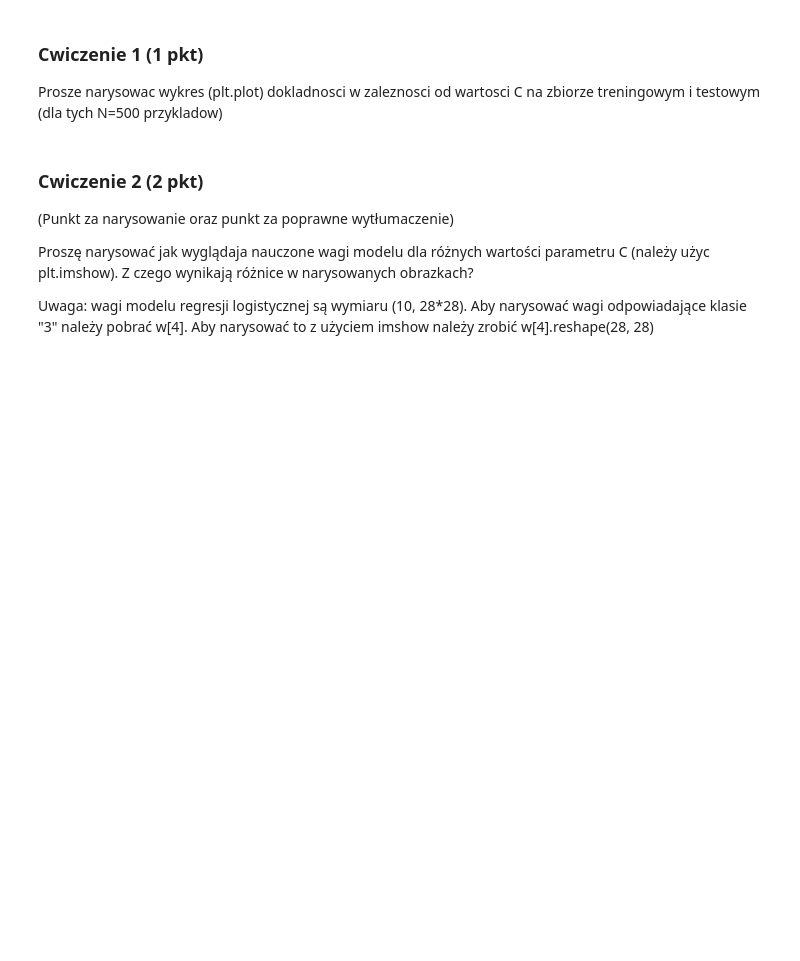
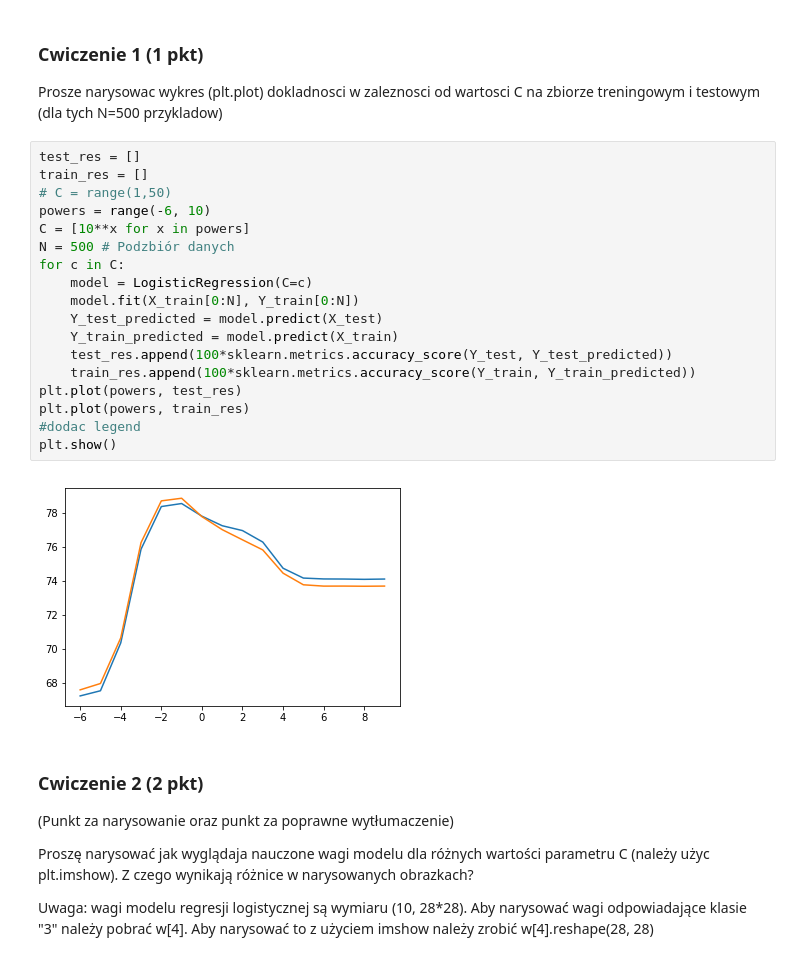
Before and after one commit to Domol/ml2017, a Jupyter notebook: L3b.ipynb, the cells around one changed output. Cells and saved outputs as stored; diff of their text form; blank space fills up the shorter version.

```diff
--- a/L3b.ipynb
+++ b/L3b.ipynb
@@ -103,6 +107,26 @@ plt.imshow(X_test[5].reshape(28,28), cmap="gray")
 ### Cwiczenie 1 (1 pkt)
 
 Prosze narysowac wykres (plt.plot) dokladnosci w zaleznosci od wartosci C na zbiorze treningowym i testowym (dla tych N=500 przykladow)
+# %%
+test_res = []
+train_res = []
+# C = range(1,50)
+powers = range(-6, 10)
+C = [10**x for x in powers]
+N = 500 # Podzbiór danych
+for c in C:
+    model = LogisticRegression(C=c)
+    model.fit(X_train[0:N], Y_train[0:N])
+    Y_test_predicted = model.predict(X_test)
+    Y_train_predicted = model.predict(X_train)
+    test_res.append(100*sklearn.metrics.accuracy_score(Y_test, Y_test_predicted))
+    train_res.append(100*sklearn.metrics.accuracy_score(Y_train, Y_train_predicted))
+plt.plot(powers, test_res)
+plt.plot(powers, train_res)
+#dodac legend
+plt.show()
+# %% [output]
+[figure, added]
 # %% [markdown]
 ### Cwiczenie 2 (2 pkt)
 
```
Also changed, not shown: parts of 7 cells of this notebook, 1 other file.
